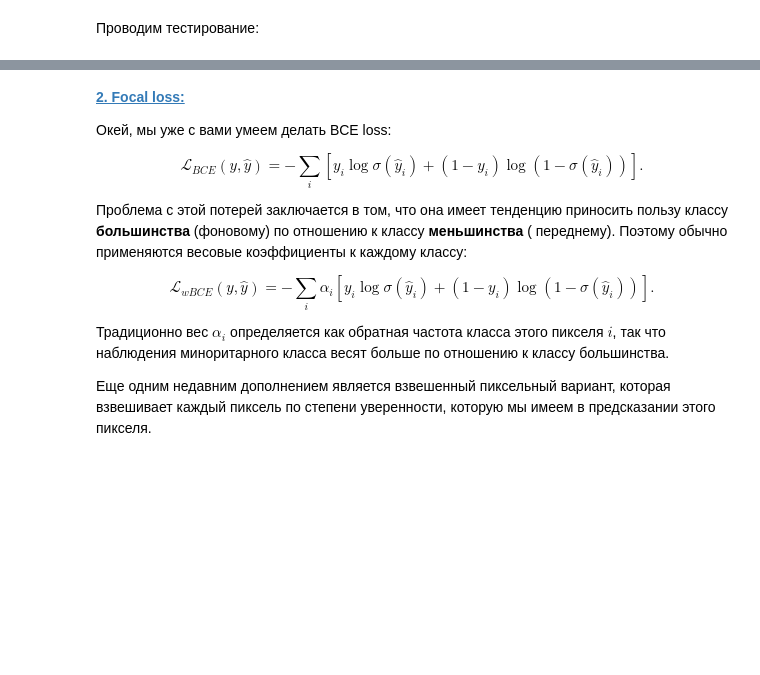
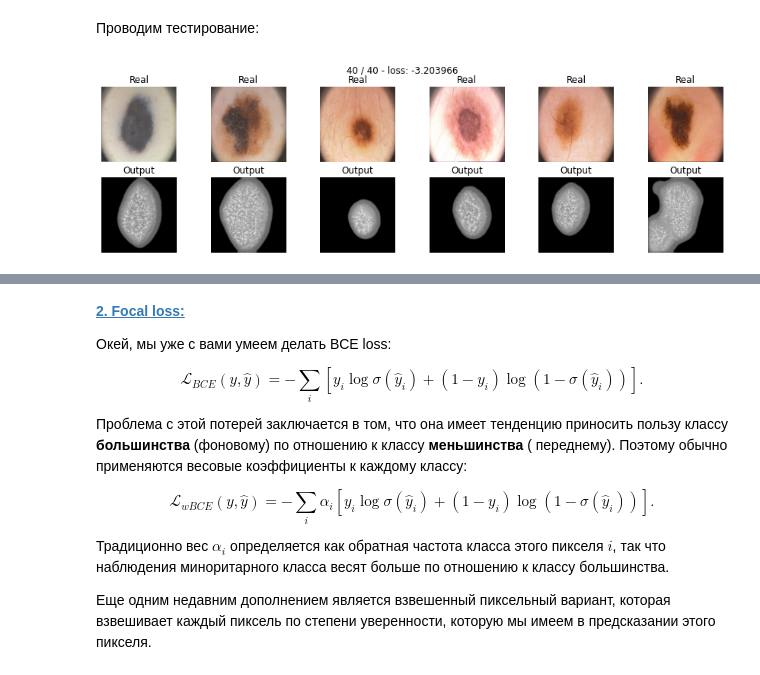
Before and after one commit to superAIyah/DL_MIPT, a Jupyter notebook: 8_Segmentation/[hw]semantic_segmentation.ipynb, the cells around one changed output, grey strips where cells are left out. Drawn from its saved outputs; the diff is of its cells as text; code cells hidden in the pictures; blank space fills up the shorter version.

```diff
--- a/8_Segmentation/[hw]semantic_segmentation.ipynb
+++ b/8_Segmentation/[hw]semantic_segmentation.ipynb
@@ -481,19 +487,22 @@ $$D(X,Y)=\frac{2|X\cap Y|}{|X|+|Y|}$$
 $$\mathcal L_D(X,Y) = 1-\frac{1}{256 \times 256} \times \sum_i\frac{2X_iY_i}{X_i+Y_i}.$$
 
 Не забудьте подумать о численной нестабильности, возникающей в математической формуле.
-# %%
-def dice_loss(y_real, y_pred):
-    num =
-    den =
-    res =
-    return res
+# %%
+def dice_loss(y_real, y_pred):
+    SMOOTH = 1e-8
+    num = 2 * y_real * y_pred # числитель
+    den =  y_real + y_pred # знаменатель
+    res = 1 - 1 / (256 * 256) * torch.sum(num / (den + SMOOTH))
+    return res
 # %% [markdown]
 Проводим тестирование:
 # %%
 model_dice = SegNet().to(device)
 
 max_epochs = 40
-optimaizer = optim.Adam(model_dice.parameters())
+optimaizer = torch.optim.Adam(model_dice.parameters())
 train(model_dice, optimaizer, dice_loss, max_epochs, data_tr, data_val)
+# %% [output]
+[figure, added]
 # %%
 score_model(model_dice, iou_pytorch, data_val)
```
Also changed, not shown: parts of 13 cells of this notebook.
